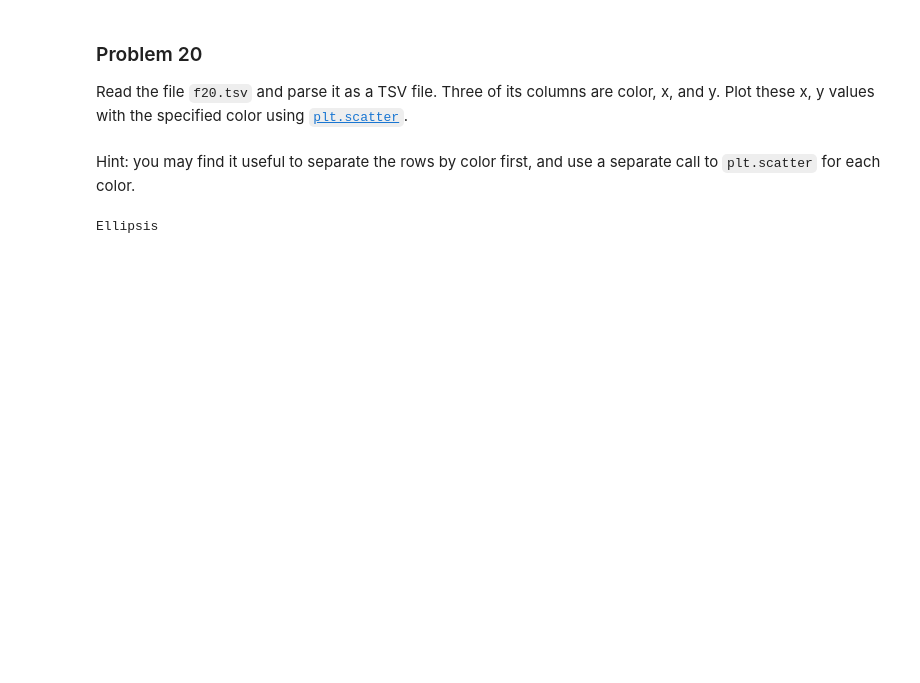
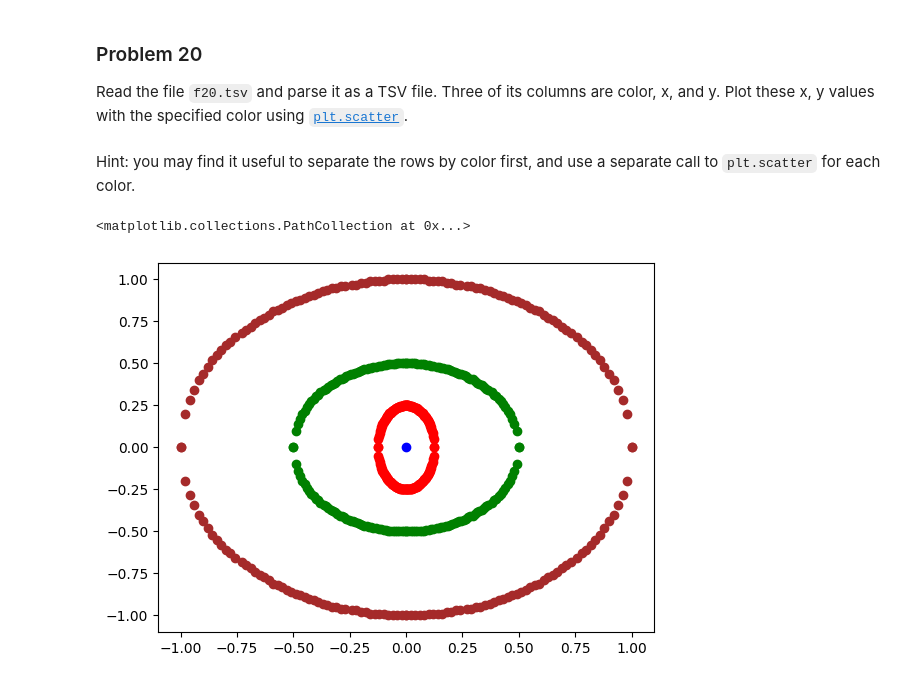
Before and after one commit to ktennant5378/dx602-homework-05, a Jupyter notebook: homework.ipynb, the cells around one changed output. Saved outputs shown, nothing was run; the diff lists cells and outputs as text; code cells hidden in the pictures; blank space fills up the shorter version.

```diff
--- a/homework.ipynb
+++ b/homework.ipynb
@@ -464,9 +474,22 @@ Three of its columns are color, x, and y.
 Plot these x, y values with the specified color using [`plt.scatter`](https://matplotlib.org/stable/api/_as_gen/matplotlib.pyplot.scatter.html).
 # %% [markdown]
 Hint: you may find it useful to separate the rows by color first, and use a separate call to `plt.scatter` for each color.
-# %%
-# YOUR CHANGES HERE
-
-...
-# %% [output]
-Ellipsis
+# %%
+# YOUR CHANGES HERE
+
+df = pd.read_csv("f20.tsv", sep="\t")
+
+df["color"].unique()
+
+brown = df[df["color"] == "brown"].copy()
+blue = df[df["color"] == "blue"].copy()
+green = df[df["color"] == "green"].copy()
+red = df[df["color"] == "red"].copy()
+
+plt.scatter(brown["x"], brown["y"], color = "brown")
+plt.scatter(blue["x"], blue["y"], color = "blue")
+plt.scatter(green["x"], green["y"], color = "green")
+plt.scatter(red["x"], red["y"], color = "red")
+# %% [output]
+<matplotlib.collections.PathCollection at 0x...>
+[figure, added]
```
Also changed, not shown: parts of 4 cells of this notebook.
